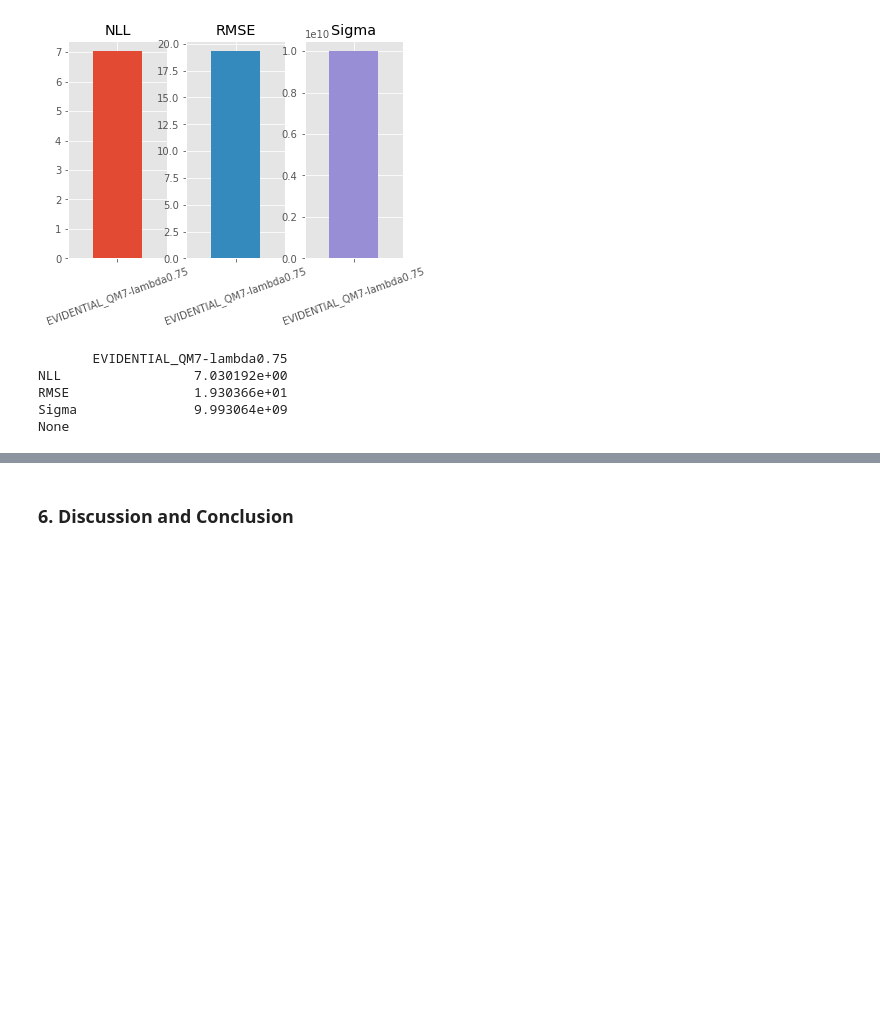
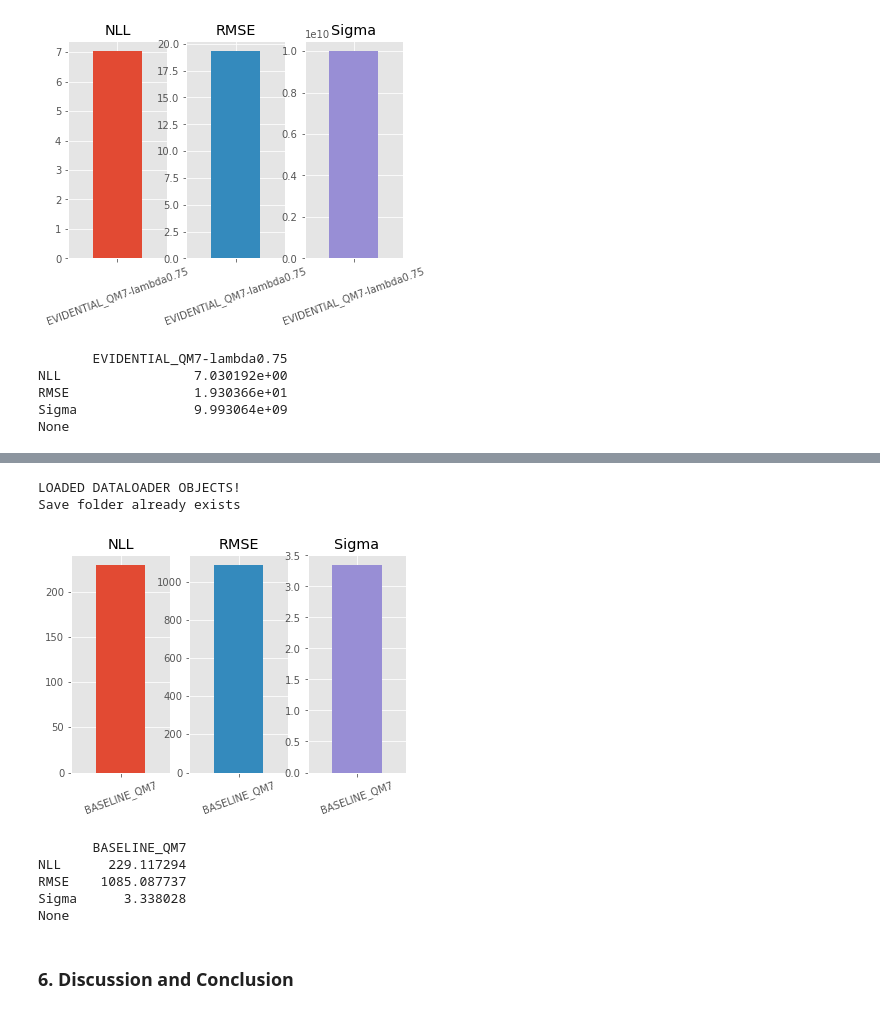
Before and after one commit to albertkjoller/uq-gnn, a Jupyter notebook: explainer_notebook-Copy1.ipynb, the cells around one changed output, grey strips where cells are left out. Saved outputs shown, nothing was run; the diff lists cells and outputs as text; code cells hidden in the pictures; blank space fills up the shorter version.

Commit message:
copy of notebook

```diff
--- a/explainer_notebook-Copy1.ipynb
+++ b/explainer_notebook-Copy1.ipynb
@@ -1121,2 +1346,57 @@ The `BaselineGNN3D` model is defined below
+# %%
+from copy import deepcopy
+from content.modules.utils import load_model, get_model_specifications, load_data, get_scalar
+from content.evaluate import evaluate_model
+
+# Initializing arguments:
+args.dataset = [args.dataset]
+args.model = [args.model]
+args.scalar = [args.scalar]
+args.experiment_name = [args.experiment_name]
+args.id_ood = [args.id_ood]
+
+
+
+
+
+models = {}
+loaders_dict = {}
+# getting each dataset loader
+for idx, data in enumerate(args.dataset):
+    curr_args = deepcopy(args)
+    curr_args.dataset = args.dataset[idx]
+    # dataset
+    loaders_dict[args.id_ood[idx]] = load_data(curr_args)
+
+# getting each model
+for idx, exp in enumerate(args.experiment_name):
+    curr_args = deepcopy(args)
+    curr_args.experiment_name, curr_args.model = exp, args.model[idx]
+
+    if curr_args.loss_function == 'NIG':
+        curr_args.experiment_name += f'-lambda{float(curr_args.NIG_lambda[0][0])}'
+
+    # model
+    model = load_model(curr_args)
+
+    # if target is scaled, default none
+    # todo: what if multiple ID datasetS
+    scalar = get_scalar(loaders_dict['ID']['train'], args.scalar[idx])
+    model.scalar = scalar
+    #loss_function.scalar = scalar
+
+    models[exp] = model
+
+results_ = evaluate_model(loaders_dict=loaders_dict, models=models, experiments=args.experiment_name, args = args)
+print(results_)
+# %% [output]
+LOADED DATALOADER OBJECTS!
+Save folder already exists
+[figure, added]
+       BASELINE_QM7
+NLL      229.117294
+RMSE    1085.087737
+Sigma      3.338028
+None
 # %% [markdown]
 ### 6. Discussion and Conclusion <a class="anchor" id="6"></a>
```
Also changed, not shown: parts of 8 cells of this notebook, 2 other files.
